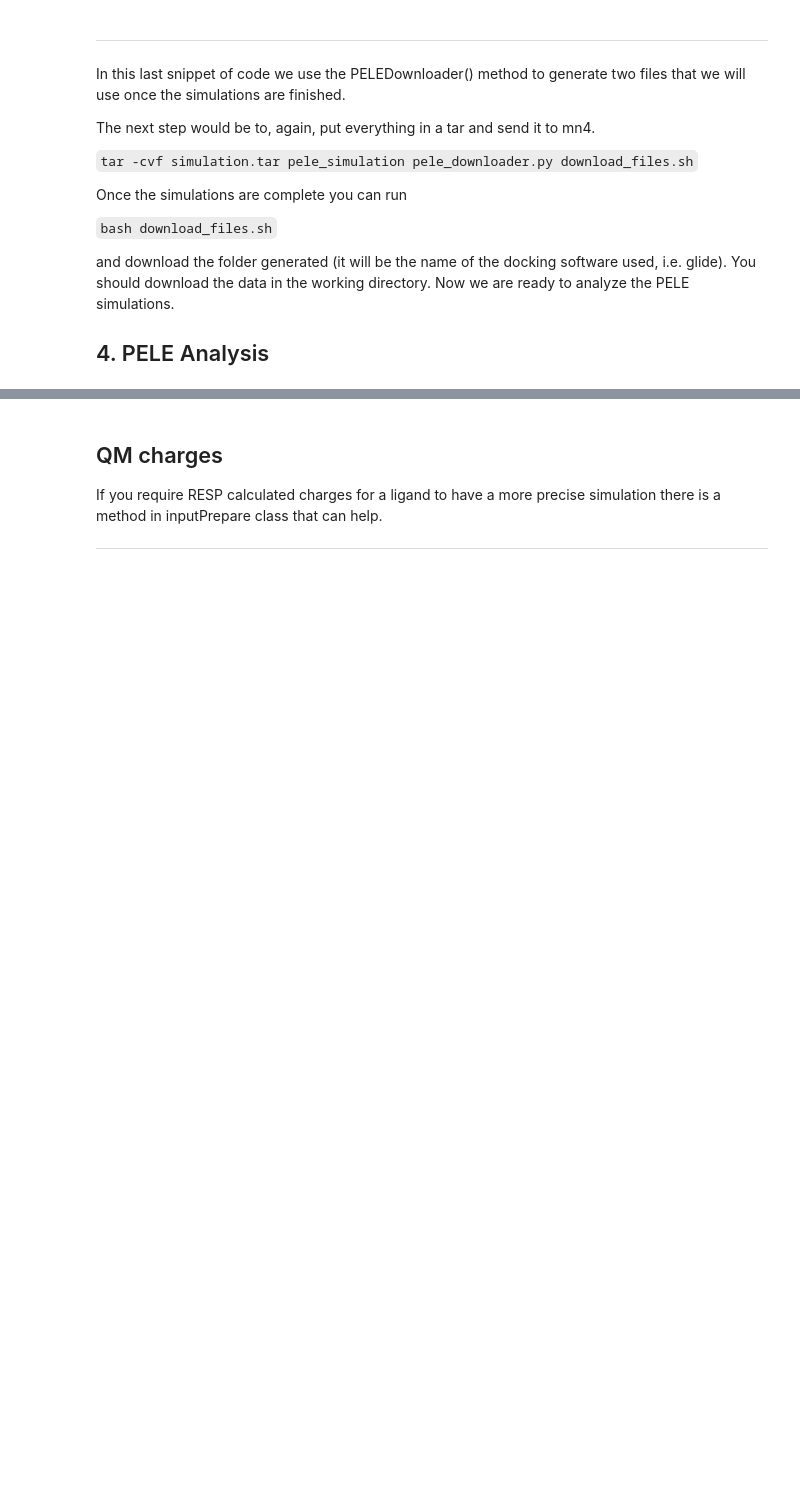
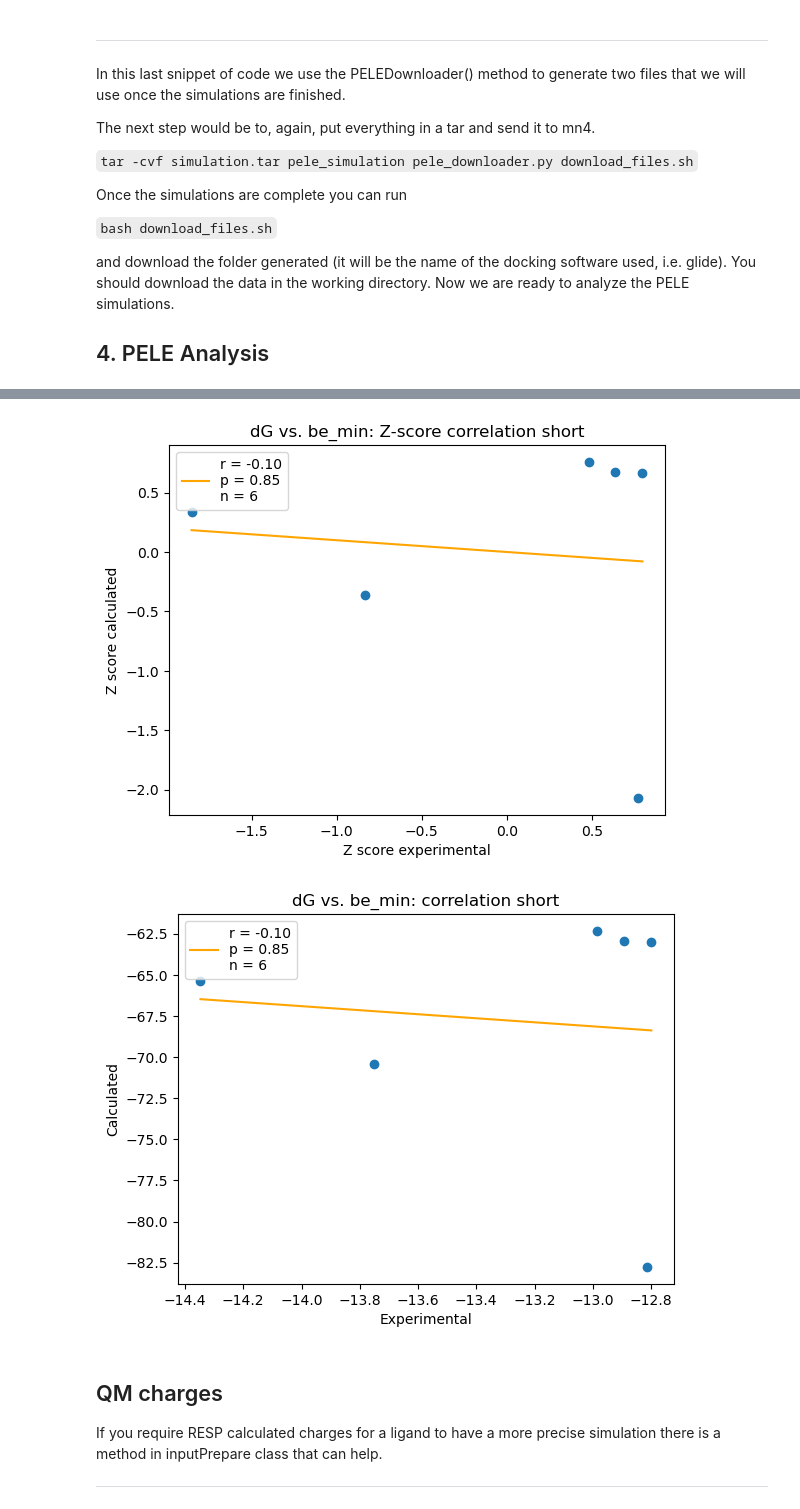
Before and after one commit to ignasipuch/pelevs, a Jupyter notebook: examples/example_pelevs.ipynb, the cells around one changed output, grey strips where cells are left out. Saved outputs shown, nothing was run; the diff lists cells and outputs as text; code cells hidden in the pictures; blank space fills up the shorter version.

```diff
--- a/examples/example_pelevs.ipynb
+++ b/examples/example_pelevs.ipynb
@@ -146,0 +208,4 @@ and download the folder generated (it will be the name of the docking software u
+# %%
+# Assigning data frame to a variable and showing its content
+df_short = analysis.all_data
+analysis.all_data
@@ -147,3 +221,8 @@ and download the folder generated (it will be the name of the docking software u
+# %%
+analysis.correlationPlotter('dG', 'be_min', 'short', df=df_short)
+# %% [output]
+[figure, added]
+[figure, added]
 # %% [markdown]
 ## QM charges
 
```
Also changed, not shown: parts of 10 cells of this notebook.
